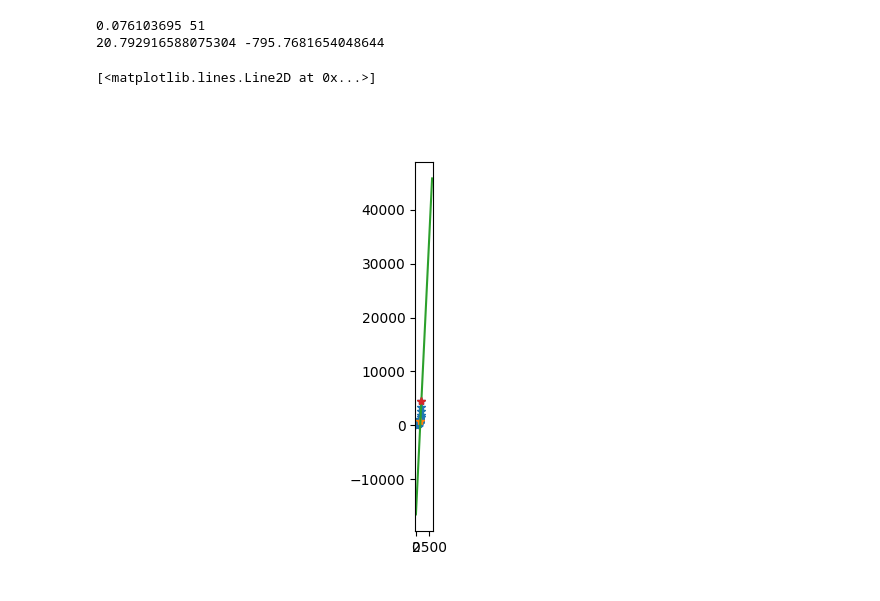
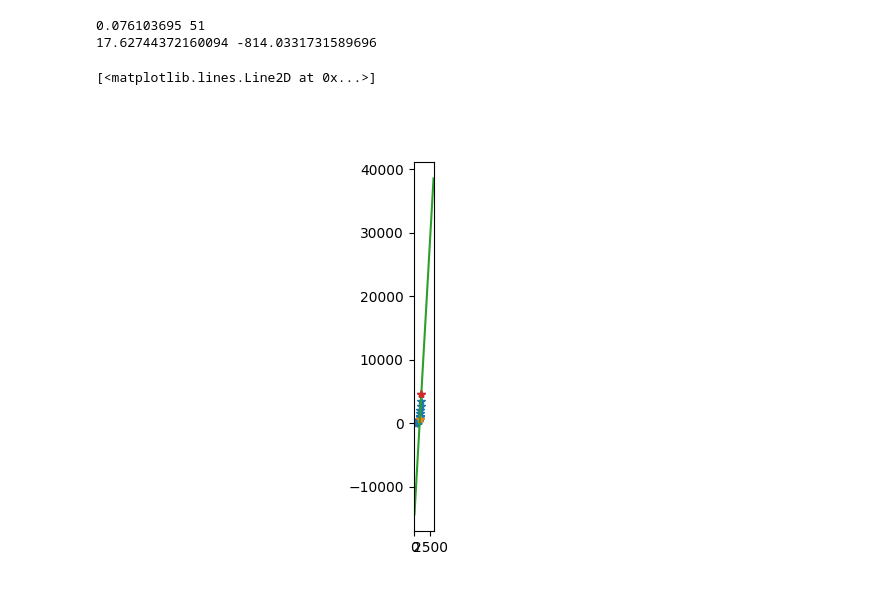
Before and after one commit to Yugal0/fitting-experimental, a Jupyter notebook: code/two combined electrode.ipynb, the cells around one changed output. Cells and saved outputs as stored; diff of their text form; code cells hidden in the pictures.

```diff
--- a/code/two combined electrode.ipynb
+++ b/code/two combined electrode.ipynb
@@ -56,25 +56,25 @@ def find_turning_freq(f,z):
     return freq_turn,idx,popt[0],popt[1]
 # %%
 folder_path=os.path.join("..","exp data","EIS mpt files","two combined")
-file_path=os.path.join(folder_path,"RM_stacked second run DS_3+12_2_C06.mpt")
+file_path=os.path.join(folder_path,"RM_stacked second run DS_3+12_1_C05.mpt")
 f,z=readBioLogic(file_path)
 f_turn,idx,a,b=find_turning_freq(f,z)
 print(f_turn,idx)
 fig, ax=plt.subplots()
 ax.plot(np.real(z),-np.imag(z),"*")
 ax.plot(np.real(z[idx]),-np.imag(z[idx]),"*")
 xx=np.linspace(0,3000)
 yy=lin_fun(xx,a,b)
 ax.plot(xx,yy)
 ax.set_aspect("equal")
 print(a,b)
 idx_l=find_index_of_nearest(f_turn/10,f)
 ax.plot(np.real(z[idx_l]),-np.imag(z[idx_l]),"*")
 # %% [output]
 0.076103695 51
-20.792916588075304 -795.7681654048644
+17.62744372160094 -814.0331731589696
 [<matplotlib.lines.Line2D at 0x...>]
-[figure, old version]
+[figure, new version]
 # %%
 folder_path=os.path.join("..","exp data","EIS mpt files","two combined")
 first_itr=True
```
Also changed, not shown: parts of 1 cell of this notebook, 4 other files.
